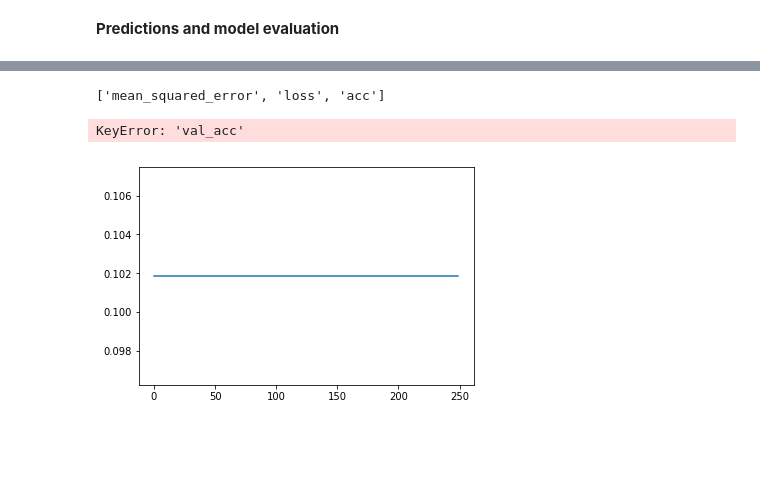
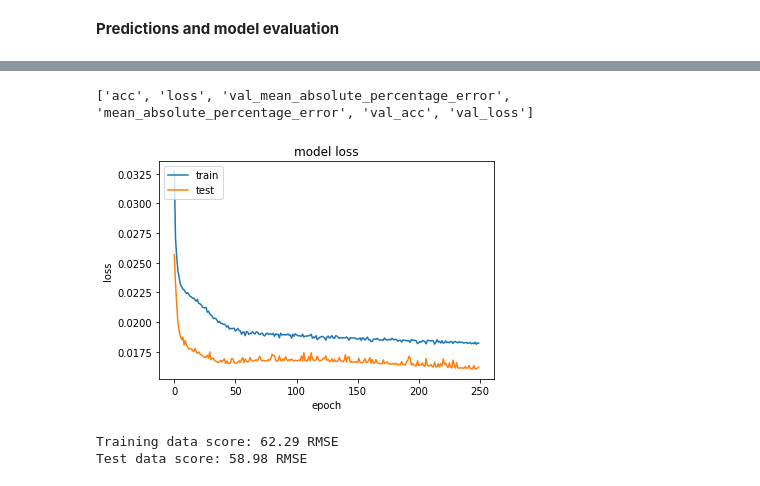
Before and after one commit to vagdevik/ARIMA-Latur, a Jupyter notebook: LSTM-Latur.ipynb, the cells around one changed output, grey strips where cells are left out. Cells and saved outputs as stored; diff of their text form; code cells hidden in the pictures; blank space fills up the shorter version.

Commit message:
Final versions of ARIMA and LSTM - Latur

```diff
--- a/LSTM-Latur.ipynb
+++ b/LSTM-Latur.ipynb
@@ -6,6 +6,9 @@ import numpy as np
 import pandas as pd
 import matplotlib.pyplot as plt
 # %%
-data_matrix = pd.read_csv("precipitation_data.csv",sep="\t")
+data_matrix = pd.read_csv("LaturRains_1965_2002.csv",sep="\t")
 type(data_matrix)
+
+#check if NaN are there
+data_matrix.isnull().any().any()
 # %% [output]
@@ -157,7 +168,7 @@ def create_dataset(dataset, window_size = 1):
     return(np.array(data_X), np.array(data_Y))
 # %%
 # Create test and training sets for one-step-ahead regression.
-window_size = 1
+window_size = 12
 train_X, train_Y = create_dataset(train, window_size)
 test_X, test_Y = create_dataset(test, window_size)
 print("Original training data shape:")
@@ -194,15 +207,19 @@ New training data shape:
 def fit_model(train_X,train_Y,window_size=1):
 
     model = Sequential()
-    model.add(LSTM(4,input_shape=(1,window_size)))
+    model.add(LSTM(6,input_shape=(1,window_size)))
+#     model.add(LSTM(6,input_shape=(1,window_size)))
     model.add(Dense(1))
+#     print_weights = LambdaCallback(on_epoch_end=lambda batch, logs: print(model.layers[0].get_weights()))
     model.compile(loss='mean_squared_error',
-                 optimizer='adam', metrics=['mse', 'accuracy'])
-    history = model.fit(train_X,train_Y,epochs=250,batch_size=1,verbose=2)
+                 optimizer='adam', metrics=['mape', 'accuracy'])
+#     history = model.fit(train_X,train_Y,validation_data=(test_X, test_Y),epochs=250,batch_size=1,callbacks = [print_weights],verbose=2)
+    history = model.fit(train_X,train_Y,validation_data=(test_X, test_Y),epochs=250,batch_size=1,verbose=2)
     return model,history
 
+#     on_epoch_end=lambda batch, logs: print (model.layers[1].get_weights())
 #fit the model
 model1, history = fit_model(train_X, train_Y, window_size)
-plot_model(model1, to_file='LSTM_Latur_plot.png', show_shapes=True, show_layer_names=True)
+plot_model(model1, to_file='LSTM_Latur_plot_1.png', show_shapes=True, show_layer_names=True)
 model1.summary()
 # %% [output]
@@ -274,25 +303,32 @@ plt.show()
 # %%
 # list all data in history
 print(history.history.keys())
 
 # summarize history for accuracy
-plt.plot(history.history['acc'])
-plt.plot(history.history['val_acc'])
-plt.title('model accuracy')
-plt.ylabel('accuracy')
-plt.xlabel('epoch')
-plt.legend(['train', 'test'], loc='upper left')
-plt.show()
+# plt.plot(history.history['acc'])
+# plt.plot(history.history['val_acc'])
+# plt.title('model accuracy')
+# plt.ylabel('accuracy')
+# plt.xlabel('epoch')
+# plt.legend(['train', 'test'], loc='upper left')
+# plt.show()
+
+
 
 # summarize history for loss
 plt.plot(history.history['loss'])
 plt.plot(history.history['val_loss'])
 plt.title('model loss')
 plt.ylabel('loss')
 plt.xlabel('epoch')
 plt.legend(['train', 'test'], loc='upper left')
 plt.show()
 # %% [output]
-['mean_squared_error', 'loss', 'acc']
+['acc', 'loss', 'val_mean_absolute_percentage_error', 'mean_absolute_percentage_error', 'val_acc', 'val_loss']
-KeyError: 'val_acc'
-[figure, old version]
+[figure, new version]
+# %%
+print("Training data score: %.2f RMSE" % train_rmse)
+print("Test data score: %.2f RMSE" % test_rmse)
+# %% [output]
+Training data score: 62.29 RMSE
+Test data score: 58.98 RMSE
```
Also changed, not shown: parts of 19 cells of this notebook, 3 other files.
